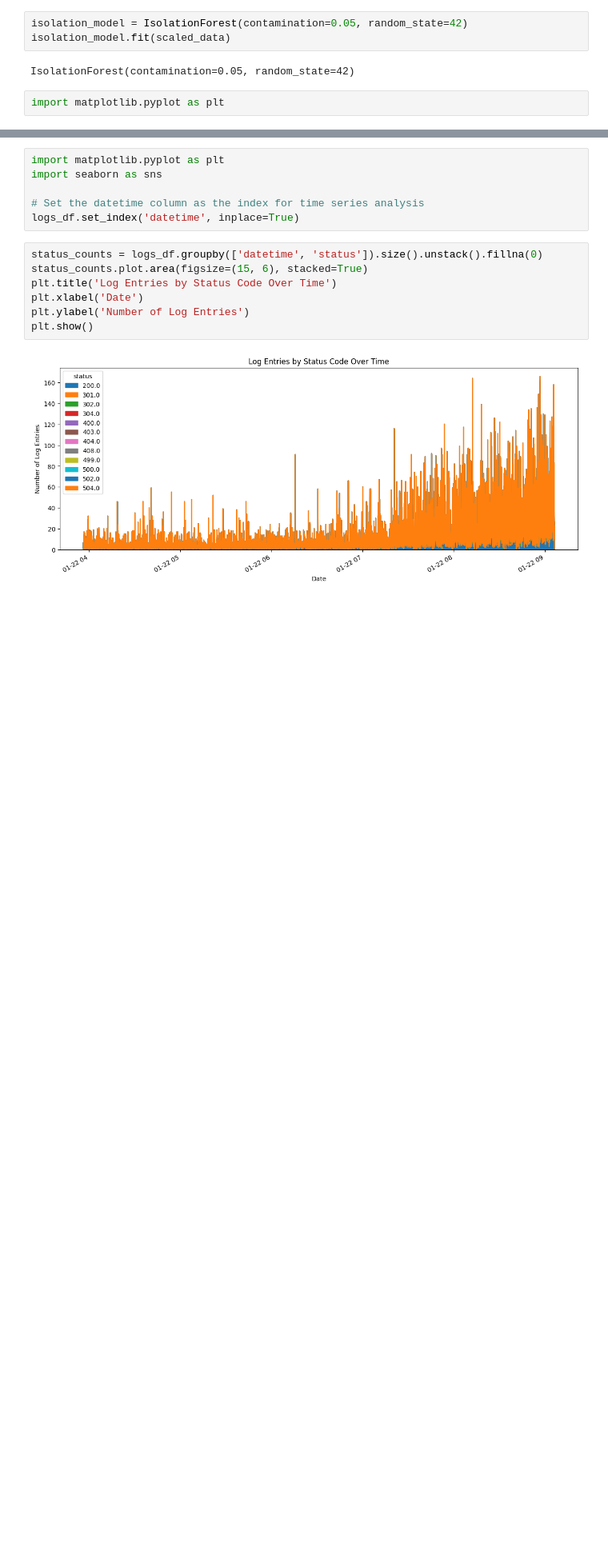
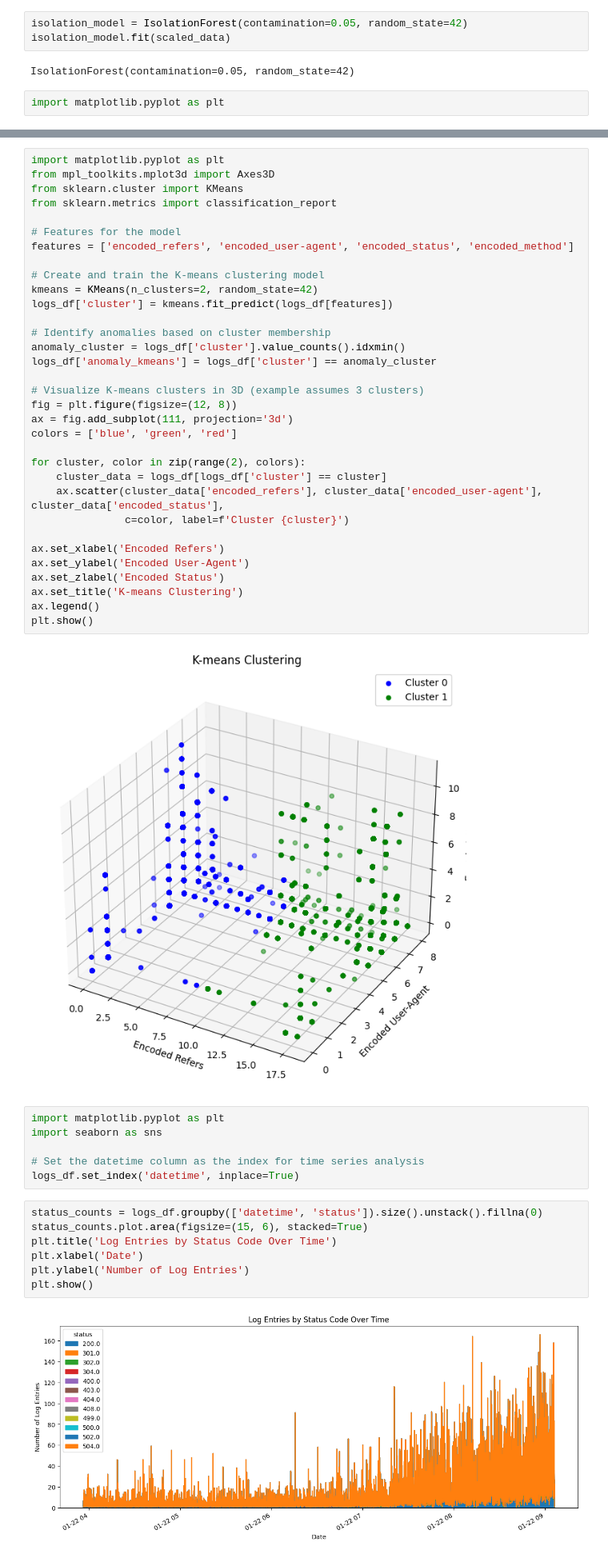
Before and after one commit to gitone912/secure_log_ai_final, a Jupyter notebook: models.ipynb, the cells around one changed output, grey strips where cells are left out. Shown at 80% size. Drawn from its saved outputs; the diff is of its cells as text; blank space fills up the shorter version.

```diff
--- a/models.ipynb
+++ b/models.ipynb
@@ -374,3 +498,38 @@ plt.show()
+# %%
+import matplotlib.pyplot as plt
+from mpl_toolkits.mplot3d import Axes3D
+from sklearn.cluster import KMeans
+from sklearn.metrics import classification_report
+
+# Features for the model
+features = ['encoded_refers', 'encoded_user-agent', 'encoded_status', 'encoded_method']
+
+# Create and train the K-means clustering model
+kmeans = KMeans(n_clusters=2, random_state=42)
+logs_df['cluster'] = kmeans.fit_predict(logs_df[features])
+
+# Identify anomalies based on cluster membership
+anomaly_cluster = logs_df['cluster'].value_counts().idxmin()
+logs_df['anomaly_kmeans'] = logs_df['cluster'] == anomaly_cluster
+
+# Visualize K-means clusters in 3D (example assumes 3 clusters)
+fig = plt.figure(figsize=(12, 8))
+ax = fig.add_subplot(111, projection='3d')
+colors = ['blue', 'green', 'red']
+
+for cluster, color in zip(range(2), colors):
+    cluster_data = logs_df[logs_df['cluster'] == cluster]
+    ax.scatter(cluster_data['encoded_refers'], cluster_data['encoded_user-agent'], cluster_data['encoded_status'],
+               c=color, label=f'Cluster {cluster}')
+
+ax.set_xlabel('Encoded Refers')
+ax.set_ylabel('Encoded User-Agent')
+ax.set_zlabel('Encoded Status')
+ax.set_title('K-means Clustering')
+ax.legend()
+plt.show()
+# %% [output]
+[figure, added]
 # %%
 import matplotlib.pyplot as plt
 import seaborn as sns
```
Also changed, not shown: parts of 18 cells of this notebook, 8 other files.
